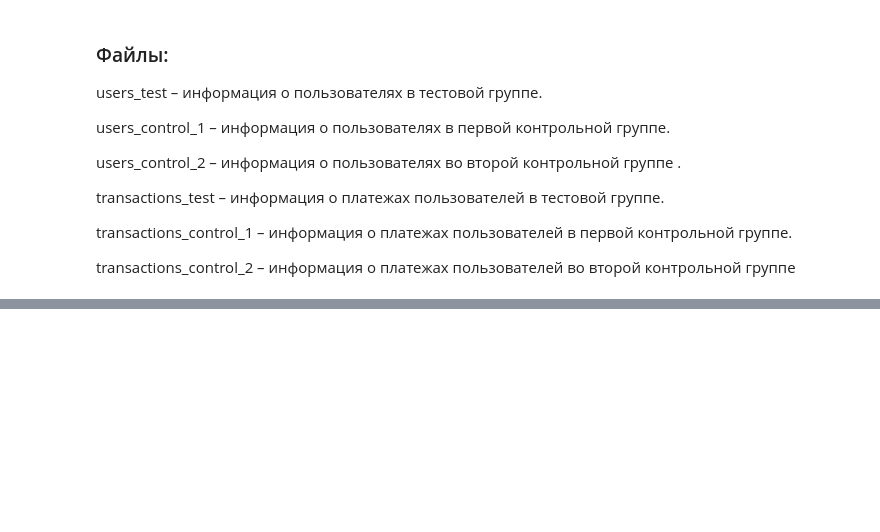
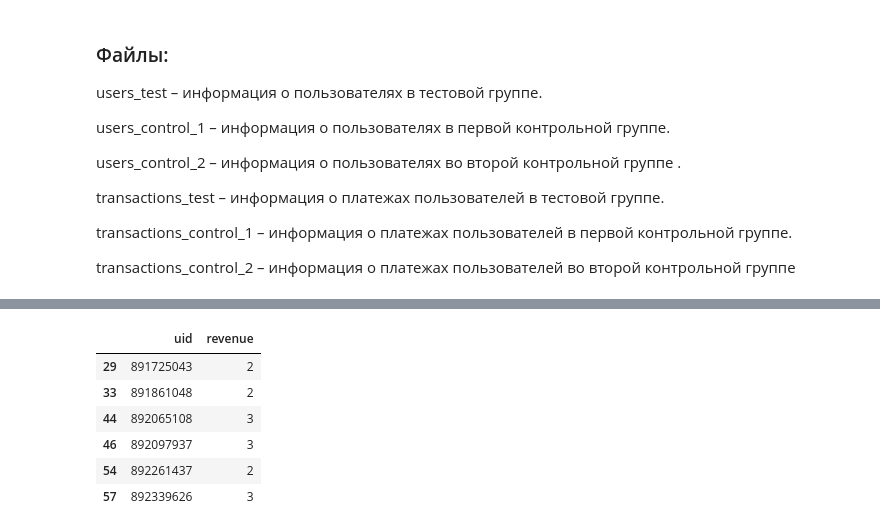
Before and after one commit to Ed-Tari/AB_test_project_2, a Jupyter notebook: pet_2.ipynb, the cells around one changed output, grey strips where cells are left out. Saved outputs shown, nothing was run; the diff lists cells and outputs as text; code cells hidden in the pictures; blank space fills up the shorter version.

```diff
--- a/pet_2.ipynb
+++ b/pet_2.ipynb
@@ -191,0 +248,11 @@ transactions_control_2.head(3)
+# %%
+df = transactions_test[transactions_test['product_type'] == 'premium_no_trial']
+df.groupby(['uid'],as_index=False).agg({'revenue':'count'}).query("revenue > 1")
+# %% [output]
+|  | uid | revenue |
+| 29 | 891725043 | 2 |
+| 33 | 891861048 | 2 |
+| 44 | 892065108 | 3 |
+| 46 | 892097937 | 3 |
+| 54 | 892261437 | 2 |
+| 57 | 892339626 | 3 |
```
Also changed, not shown: parts of 26 cells of this notebook.
